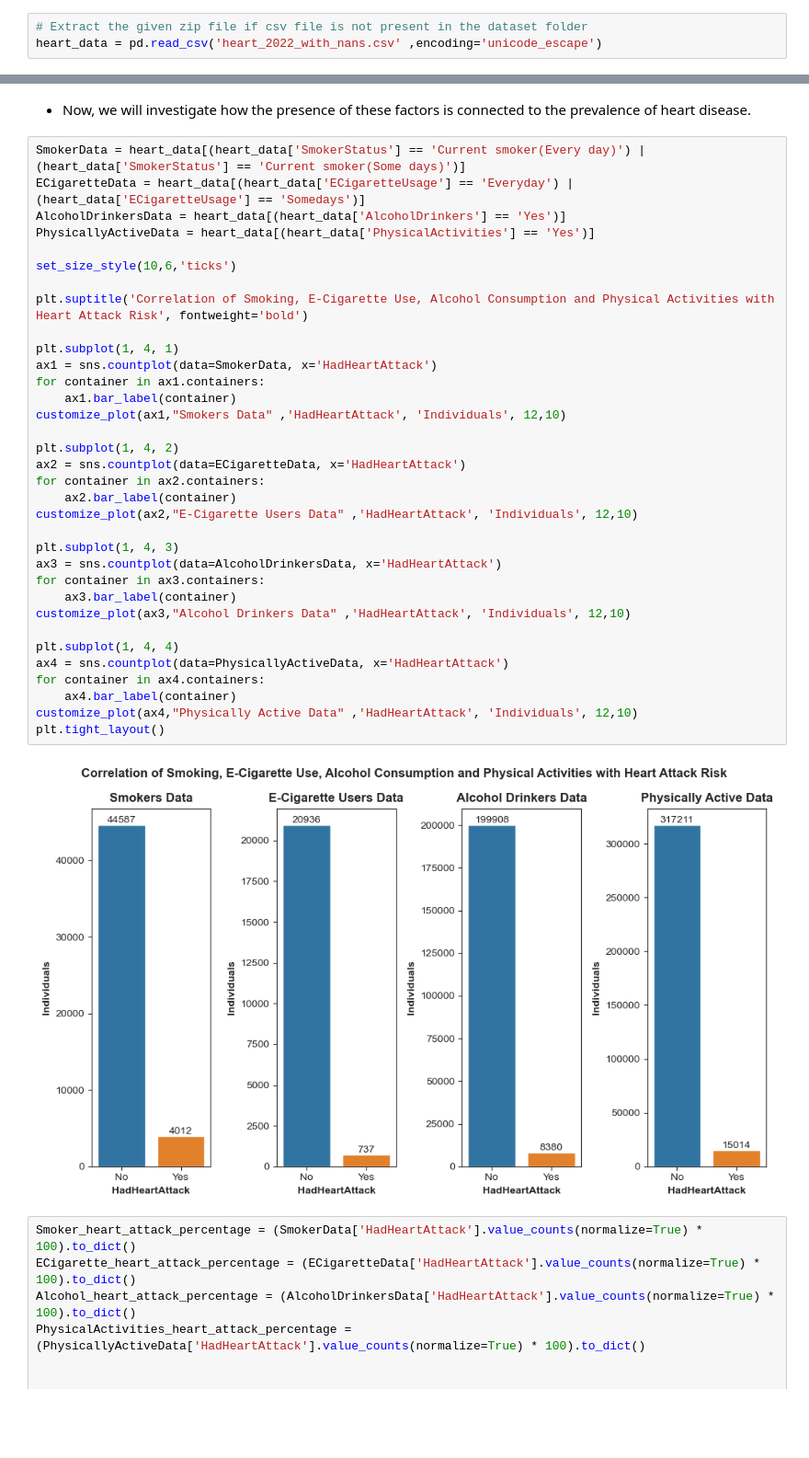
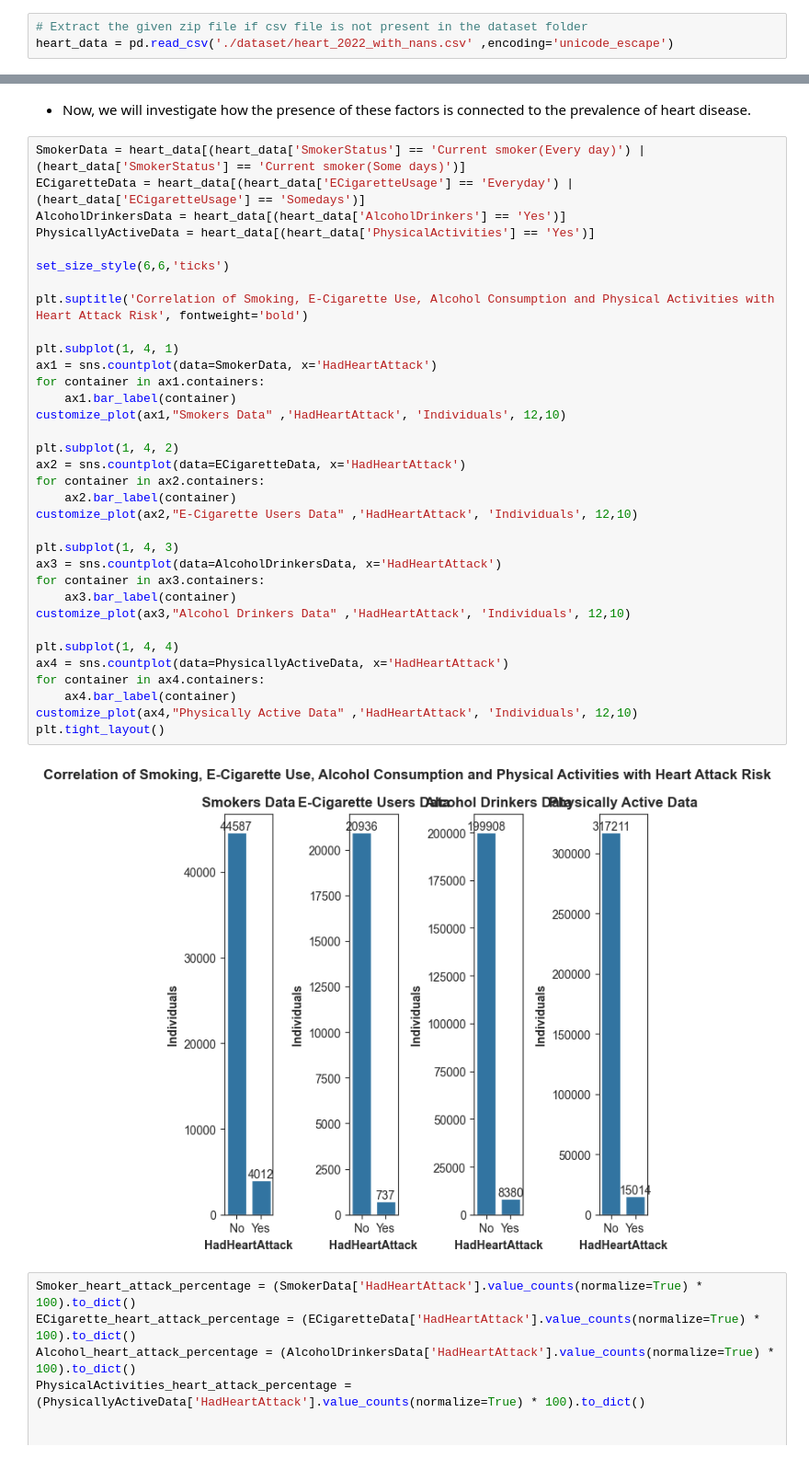
Before and after one commit to ali-bin-kashif/heart-disease-healthcare-data-analysis, a Jupyter notebook: heart_indicator_data_analysis.ipynb, the cells around one changed output, grey strips where cells are left out. Shown at 92% size. Saved outputs shown, nothing was run; the diff lists cells and outputs as text; blank space fills up the shorter version.

```diff
--- a/heart_indicator_data_analysis.ipynb
+++ b/heart_indicator_data_analysis.ipynb
@@ -182,7 +190,7 @@ def customize_plot(plot, title:str, xlabel:str,  ylabel:str, title_font:int, lab
 # Loading dataset
 # %%
 # Extract the given zip file if csv file is not present in the dataset folder
-heart_data = pd.read_csv('heart_2022_with_nans.csv' ,encoding='unicode_escape')
+heart_data = pd.read_csv('./dataset/heart_2022_with_nans.csv' ,encoding='unicode_escape')
 # %% [markdown]
 # Data Identification and Cleaning
 # %%
@@ -1167,36 +1222,36 @@ ECigaretteData = heart_data[(heart_data['ECigaretteUsage'] == 'Everyday') | (hea
 AlcoholDrinkersData = heart_data[(heart_data['AlcoholDrinkers'] == 'Yes')]
 PhysicallyActiveData = heart_data[(heart_data['PhysicalActivities'] == 'Yes')]
 
-set_size_style(10,6,'ticks')
+set_size_style(6,6,'ticks')
 
 plt.suptitle('Correlation of Smoking, E-Cigarette Use, Alcohol Consumption and Physical Activities with Heart Attack Risk', fontweight='bold')
 
 plt.subplot(1, 4, 1)
 ax1 = sns.countplot(data=SmokerData, x='HadHeartAttack')
 for container in ax1.containers:
     ax1.bar_label(container)
 customize_plot(ax1,"Smokers Data" ,'HadHeartAttack', 'Individuals', 12,10)
 
 plt.subplot(1, 4, 2)
 ax2 = sns.countplot(data=ECigaretteData, x='HadHeartAttack')
 for container in ax2.containers:
     ax2.bar_label(container)
 customize_plot(ax2,"E-Cigarette Users Data" ,'HadHeartAttack', 'Individuals', 12,10)
 
 plt.subplot(1, 4, 3)
 ax3 = sns.countplot(data=AlcoholDrinkersData, x='HadHeartAttack')
 for container in ax3.containers:
     ax3.bar_label(container)
 customize_plot(ax3,"Alcohol Drinkers Data" ,'HadHeartAttack', 'Individuals', 12,10)
 
 plt.subplot(1, 4, 4)
 ax4 = sns.countplot(data=PhysicallyActiveData, x='HadHeartAttack')
 for container in ax4.containers:
     ax4.bar_label(container)
 customize_plot(ax4,"Physically Active Data" ,'HadHeartAttack', 'Individuals', 12,10)
 plt.tight_layout()
 # %% [output]
-[figure, old version]
+[figure, new version]
 # %%
 Smoker_heart_attack_percentage = (SmokerData['HadHeartAttack'].value_counts(normalize=True) * 100).to_dict()
 ECigarette_heart_attack_percentage = (ECigaretteData['HadHeartAttack'].value_counts(normalize=True) * 100).to_dict()
```
Also changed, not shown: parts of 26 cells of this notebook.
